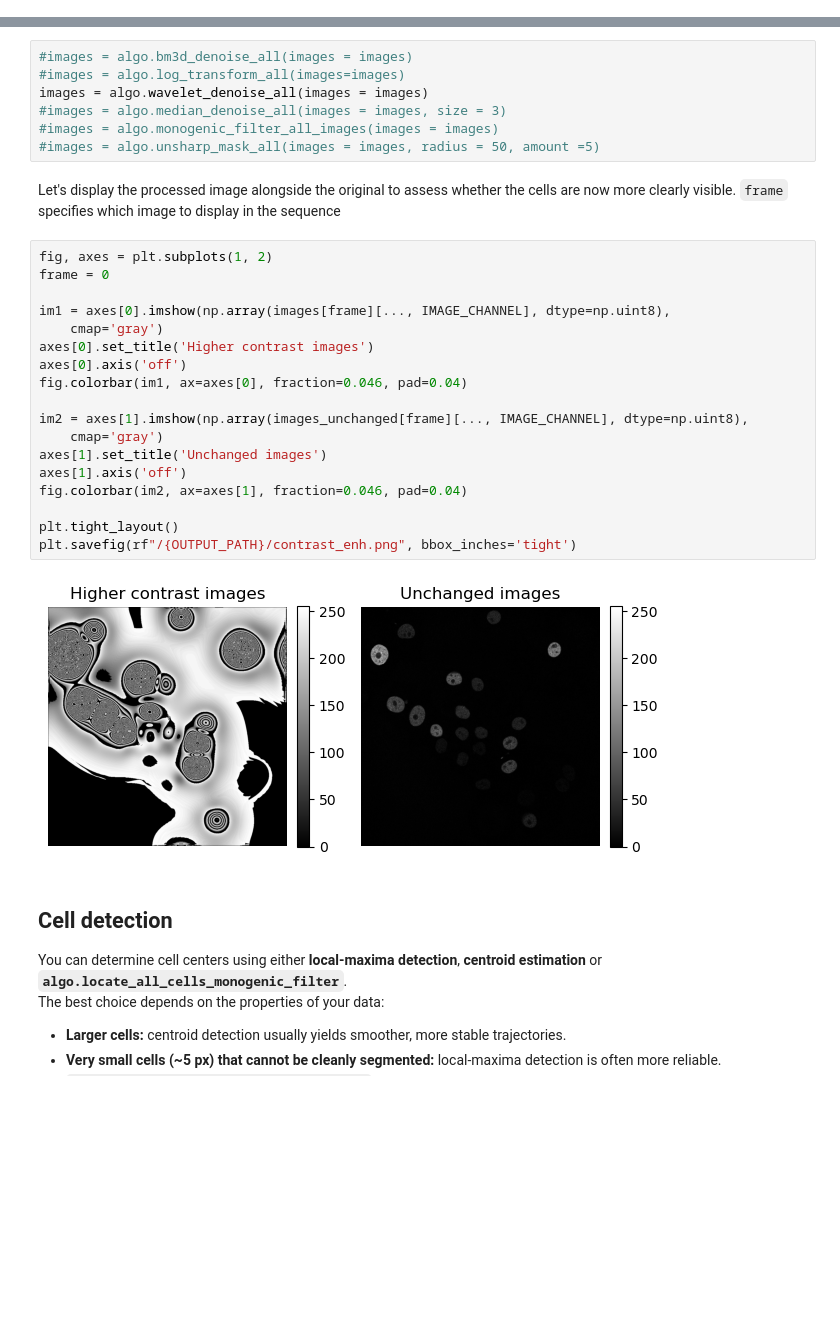
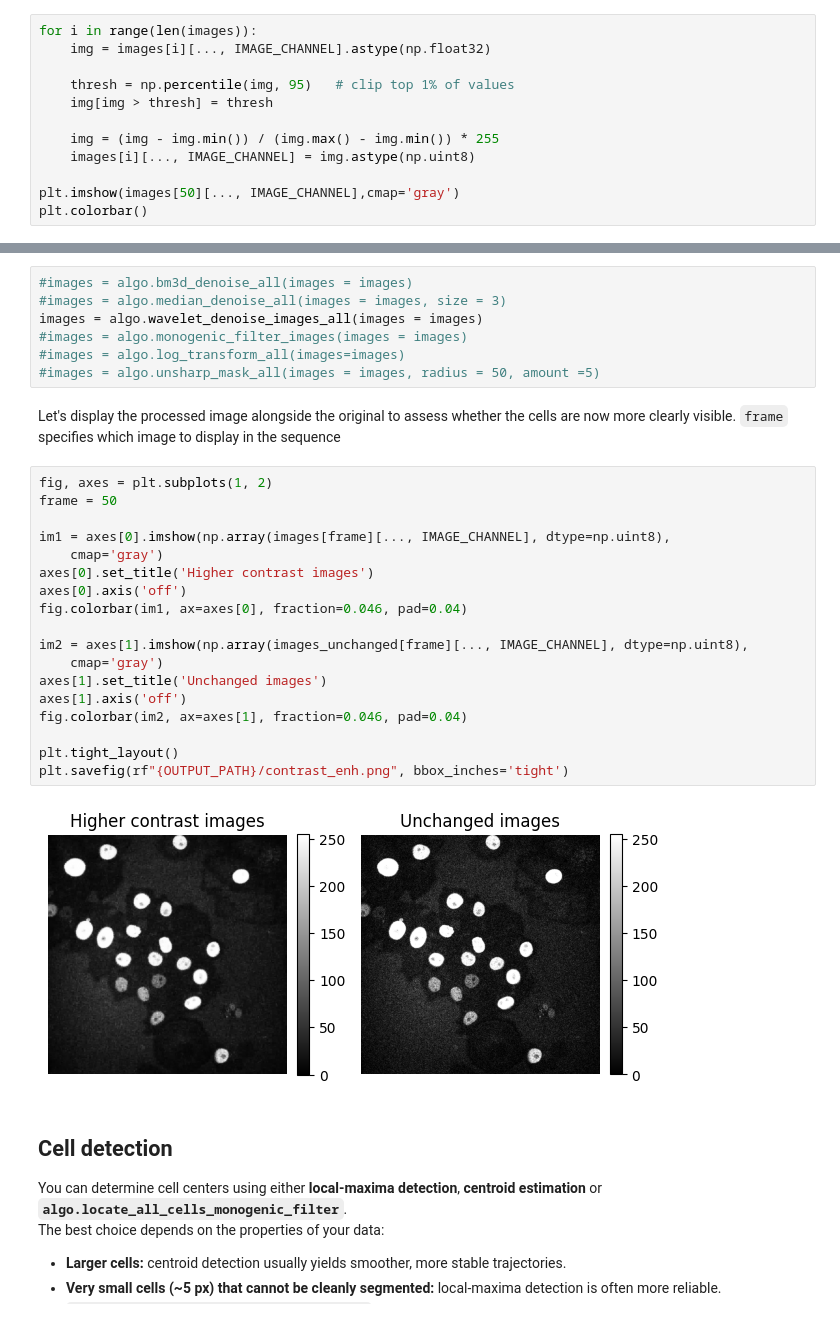
Before and after one commit to Gitinc/argus, a Jupyter notebook: notebooks/compute_cell_paths.ipynb, the cells around one changed output, grey strips where cells are left out. Drawn from its saved outputs; the diff is of its cells as text; blank space fills up the shorter version.

```diff
--- a/notebooks/compute_cell_paths.ipynb
+++ b/notebooks/compute_cell_paths.ipynb
@@ -120,3 +131,15 @@ A range of denoising and postprocessing methods can be applied to improve image
   `radius` should reflect the approximate pixel radius of a cell, and `amount` controls the level of contrast sharpening.
 
 These steps can be combined freely, and their order can be adjusted depending on the specific processing workflow.
+# %%
+for i in range(len(images)):
+    img = images[i][..., IMAGE_CHANNEL].astype(np.float32)
+
+    thresh = np.percentile(img, 95)   # clip top 1% of values
+    img[img > thresh] = thresh
+
+    img = (img - img.min()) / (img.max() - img.min()) * 255
+    images[i][..., IMAGE_CHANNEL] = img.astype(np.uint8)
+
+plt.imshow(images[50][..., IMAGE_CHANNEL],cmap='gray')
+plt.colorbar()
@@ -123,32 +149,32 @@ These steps can be combined freely, and their order can be adjusted depending on
 # %%
 #images = algo.bm3d_denoise_all(images = images)
+#images = algo.median_denoise_all(images = images, size = 3)
+images = algo.wavelet_denoise_images_all(images = images)
+#images = algo.monogenic_filter_images(images = images)
 #images = algo.log_transform_all(images=images)
-images = algo.wavelet_denoise_all(images = images)
-#images = algo.median_denoise_all(images = images, size = 3)
-#images = algo.monogenic_filter_all_images(images = images)
 #images = algo.unsharp_mask_all(images = images, radius = 50, amount =5)
 # %% [markdown]
 Let's display the processed image alongside the original to assess whether the cells are now more clearly visible. `frame` specifies which image to display in the sequence
 # %%
 fig, axes = plt.subplots(1, 2)
-frame = 0
+frame = 50
 
 im1 = axes[0].imshow(np.array(images[frame][..., IMAGE_CHANNEL], dtype=np.uint8),
     cmap='gray')
 axes[0].set_title('Higher contrast images')
 axes[0].axis('off')
 fig.colorbar(im1, ax=axes[0], fraction=0.046, pad=0.04)
 
 im2 = axes[1].imshow(np.array(images_unchanged[frame][..., IMAGE_CHANNEL], dtype=np.uint8),
     cmap='gray')
 axes[1].set_title('Unchanged images')
 axes[1].axis('off')
 fig.colorbar(im2, ax=axes[1], fraction=0.046, pad=0.04)
 
 plt.tight_layout()
-plt.savefig(rf"/{OUTPUT_PATH}/contrast_enh.png", bbox_inches='tight')
+plt.savefig(rf"{OUTPUT_PATH}/contrast_enh.png", bbox_inches='tight')
 # %% [output]
-[figure, old version]
+[figure, new version]
 # %% [markdown]
 ## Cell detection
 
```
Also changed, not shown: parts of 14 cells of this notebook, 5 other files.
